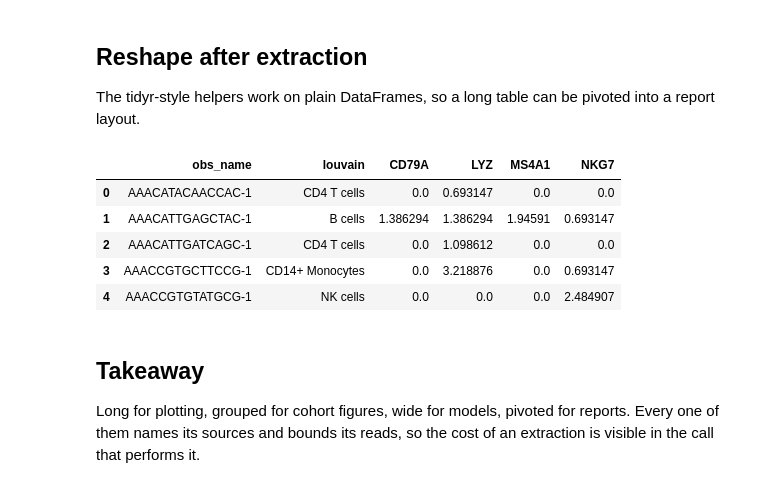
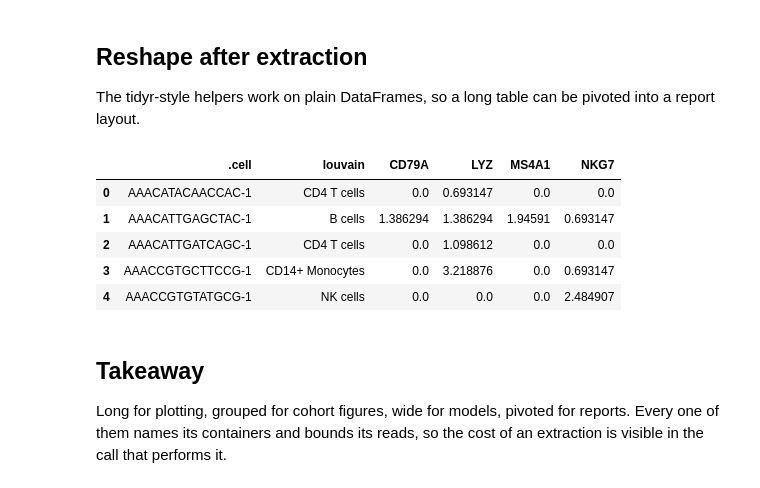
Before and after one commit to mdmanurung/annplyr, a Jupyter notebook: docs/notebooks/plot_ready_tables.ipynb, the cells around one changed output. Drawn from its saved outputs; the diff is of its cells as text; code cells hidden in the pictures.

```diff
--- a/docs/notebooks/plot_ready_tables.ipynb
+++ b/docs/notebooks/plot_ready_tables.ipynb
@@ -18,8 +18,9 @@ analyses need, all taken from Scanpy's PBMC3K.
 import scanpy as sc
 
 import annplyr as ap
+from annplyr.data import X_pca, obs, raw
 
-adata = sc.datasets.pbmc3k_processed()
+adata = ap.tidy(sc.datasets.pbmc3k_processed())
 adata
 # %% [output]
 AnnData object with n_obs × n_vars = 2638 × 1838
@@ -36,9 +37,12 @@ AnnData object with n_obs × n_vars = 2638 × 1838
 One row per cell per gene, with the metadata carried along. That is the shape a
 faceted plot wants.
 # %%
-marker_long = adata.ap.to_tidy(
-    obs=["louvain"],
-    raw=["MS4A1", "CD79A", "NKG7", "LYZ"],
+marker_long = adata.join_features(
+    raw.MS4A1,
+    raw.CD79A,
+    raw.NKG7,
+    raw.LYZ,
+    shape="long",
     max_matrix_values=4 * adata.n_obs,
 )
 
@@ -124,16 +130,16 @@ model_frame.head()
 The tidyr-style helpers work on plain DataFrames, so a long table can be
 pivoted into a report layout.
 # %%
-report_table = ap.pivot_wider(
+report_table = ap.tidyr.pivot_wider(
     marker_long,
-    id_cols=["obs_name", "louvain"],
-    names_from="feature",
-    values_from="value",
+    id_cols=[".cell", "louvain"],
+    names_from=".feature",
+    values_from=".abundance_raw",
 )
 
 report_table.head()
 # %% [output]
-|  | obs_name | louvain | CD79A | LYZ | MS4A1 | NKG7 |
+|  | .cell | louvain | CD79A | LYZ | MS4A1 | NKG7 |
 | 0 | AAACATACAACCAC-1 | CD4 T cells | 0.0 | 0.693147 | 0.0 | 0.0 |
 | 1 | AAACATTGAGCTAC-1 | B cells | 1.386294 | 1.386294 | 1.94591 | 0.693147 |
 | 2 | AAACATTGATCAGC-1 | CD4 T cells | 0.0 | 1.098612 | 0.0 | 0.0 |
@@ -143,5 +149,5 @@ report_table.head()
 ## Takeaway
 
 Long for plotting, grouped for cohort figures, wide for models, pivoted for
-reports. Every one of them names its sources and bounds its reads, so the cost
+reports. Every one of them names its containers and bounds its reads, so the cost
 of an extraction is visible in the call that performs it.
```
Also changed, not shown: parts of 6 cells of this notebook, 2 other files.
